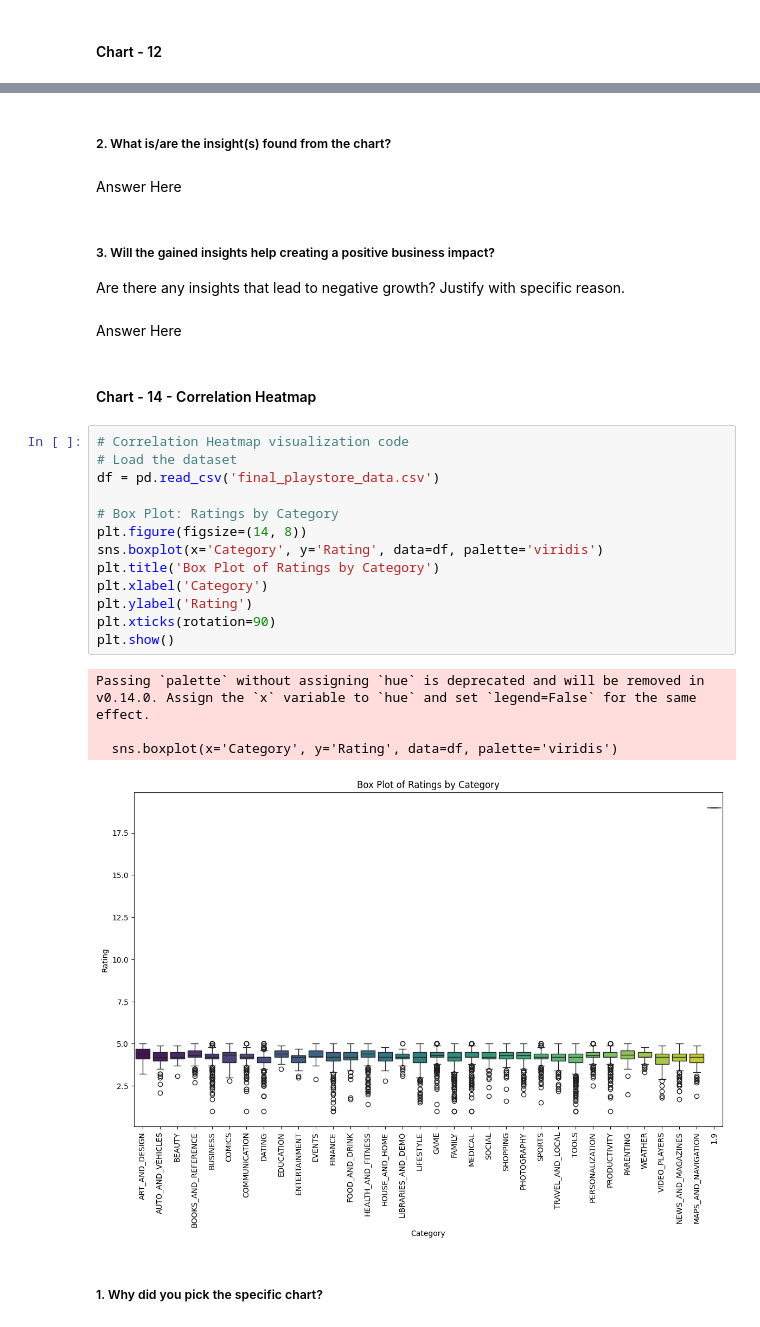
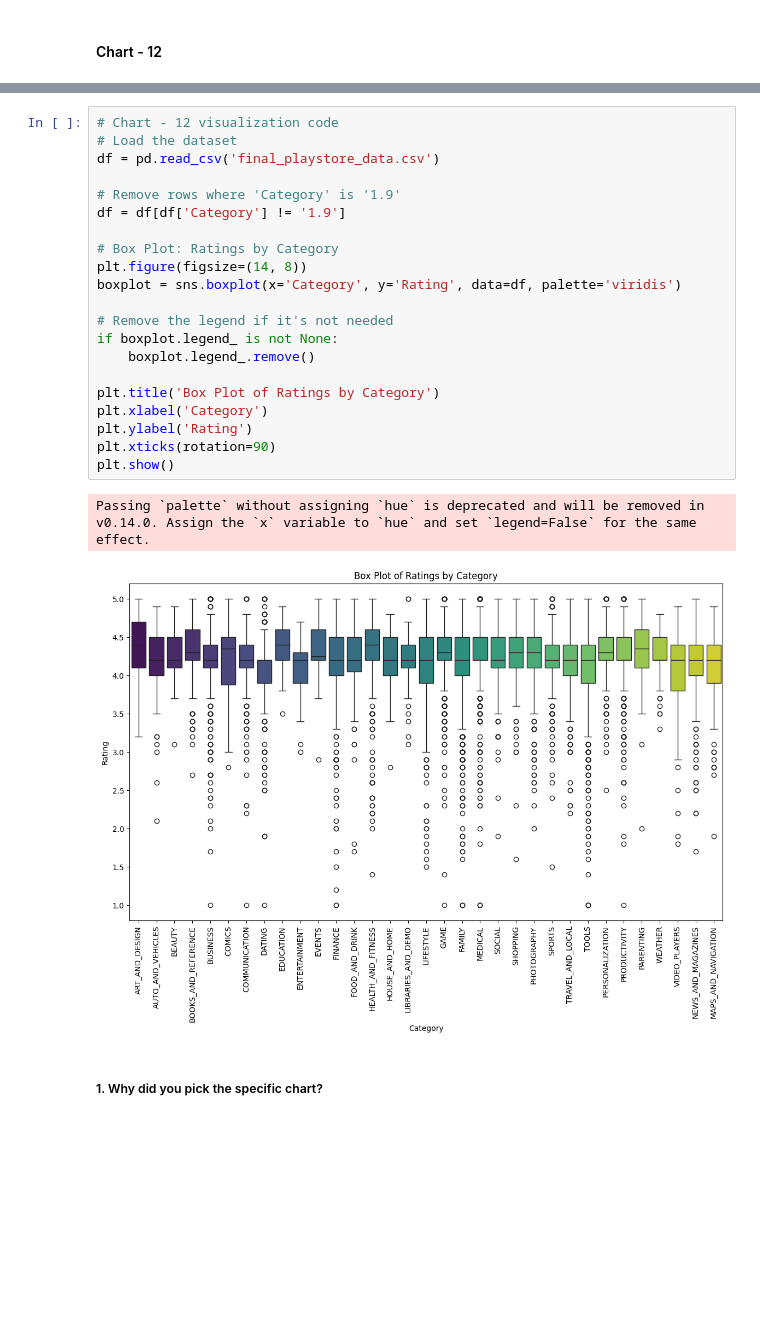
Before and after one commit to kush-agra-soni/3_play_store_eda, a Jupyter notebook: main.ipynb, the cells around one changed output, grey strips where cells are left out. Drawn from its saved outputs; the diff is of its cells as text; blank space fills up the shorter version.

```diff
--- a/main.ipynb
+++ b/main.ipynb
@@ -1282,32 +1271,27 @@ Answer Here.
-# %% [markdown]
-##### 2. What is/are the insight(s) found from the chart?
-# %% [markdown]
-Answer Here
-# %% [markdown]
-##### 3. Will the gained insights help creating a positive business impact?
-Are there any insights that lead to negative growth? Justify with specific reason.
-# %% [markdown]
-Answer Here
-# %% [markdown]
-#### Chart - 14 - Correlation Heatmap
 # %%
-# Correlation Heatmap visualization code
+# Chart - 12 visualization code
 # Load the dataset
 df = pd.read_csv('final_playstore_data.csv')
 
+# Remove rows where 'Category' is '1.9'
+df = df[df['Category'] != '1.9']
+
 # Box Plot: Ratings by Category
 plt.figure(figsize=(14, 8))
-sns.boxplot(x='Category', y='Rating', data=df, palette='viridis')
+boxplot = sns.boxplot(x='Category', y='Rating', data=df, palette='viridis')
+
+# Remove the legend if it's not needed
+if boxplot.legend_ is not None:
+    boxplot.legend_.remove()
+
 plt.title('Box Plot of Ratings by Category')
 plt.xlabel('Category')
 plt.ylabel('Rating')
 plt.xticks(rotation=90)
 plt.show()
 # %% [output]
 Passing `palette` without assigning `hue` is deprecated and will be removed in v0.14.0. Assign the `x` variable to `hue` and set `legend=False` for the same effect.
-
-  sns.boxplot(x='Category', y='Rating', data=df, palette='viridis')
-[figure, old version]
+[figure, new version]
 # %% [markdown]
 ##### 1. Why did you pick the specific chart?
 # %% [markdown]
```
Also changed, not shown: parts of 27 cells of this notebook.
